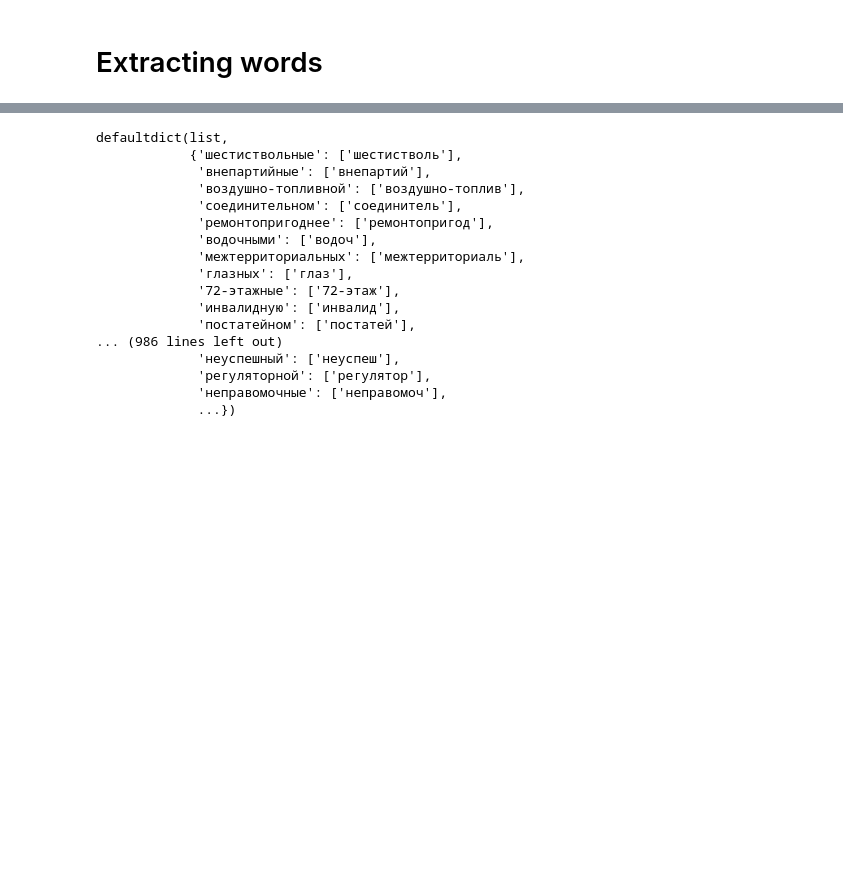
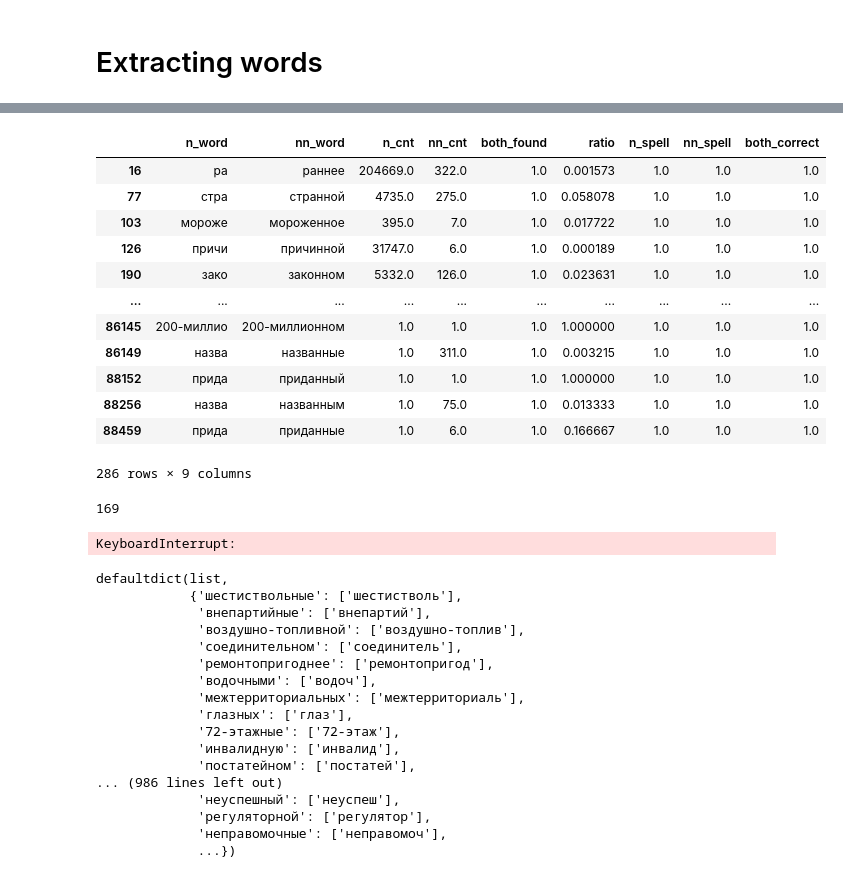
Before and after one commit to okulovsky/grammar_ru, a Jupyter notebook: research/n_nn/research.ipynb, the cells around one changed output, grey strips where cells are left out. Cells and saved outputs as stored; diff of their text form; code cells hidden in the pictures; blank space fills up the shorter version.

```diff
--- a/research/n_nn/playing-around.ipynb
+++ b/research/n_nn/research.ipynb
@@ -159,0 +289,16 @@ a[a['word'].str.contains('скважин')]
+# %%
+good
+# %% [output]
+|  | n_word | nn_word | n_cnt | nn_cnt | both_found | ratio | n_spell | nn_spell | both_correct |
+| 16 | ра | раннее | 204669.0 | 322.0 | 1.0 | 0.001573 | 1.0 | 1.0 | 1.0 |
+| 77 | стра | странной | 4735.0 | 275.0 | 1.0 | 0.058078 | 1.0 | 1.0 | 1.0 |
+| 103 | мороже | мороженное | 395.0 | 7.0 | 1.0 | 0.017722 | 1.0 | 1.0 | 1.0 |
+| 126 | причи | причинной | 31747.0 | 6.0 | 1.0 | 0.000189 | 1.0 | 1.0 | 1.0 |
+| 190 | зако | законном | 5332.0 | 126.0 | 1.0 | 0.023631 | 1.0 | 1.0 | 1.0 |
+| ... | ... | ... | ... | ... | ... | ... | ... | ... | ... |
+| 86145 | 200-миллио | 200-миллионном | 1.0 | 1.0 | 1.0 | 1.000000 | 1.0 | 1.0 | 1.0 |
+| 86149 | назва | названные | 1.0 | 311.0 | 1.0 | 0.003215 | 1.0 | 1.0 | 1.0 |
+| 88152 | прида | приданный | 1.0 | 1.0 | 1.0 | 1.000000 | 1.0 | 1.0 | 1.0 |
+| 88256 | назва | названным | 1.0 | 75.0 | 1.0 | 0.013333 | 1.0 | 1.0 | 1.0 |
+| 88459 | прида | приданные | 1.0 | 6.0 | 1.0 | 0.166667 | 1.0 | 1.0 | 1.0 |
+286 rows × 9 columns
@@ -160,9 +311,14 @@ a[a['word'].str.contains('скважин')]
+# %%
+len(words)
+# %% [output]
+169
 # %%
-normalizer = LoggingRegexNormalizer()
-words = list(filter(lambda x: len(x) > 3, build_dictionary(
+normalizer = RegexNormalizer()
+words = list(build_dictionary(
     build_bundle.read_data(build_bundle.LENTA_CORPUS_PATH),
     normalizer))
-    )
+# %% [output]
+KeyboardInterrupt:
 # %%
 normalizer._map
 # %% [output]
```
Also changed, not shown: parts of 32 cells of this notebook, 8 other files.
